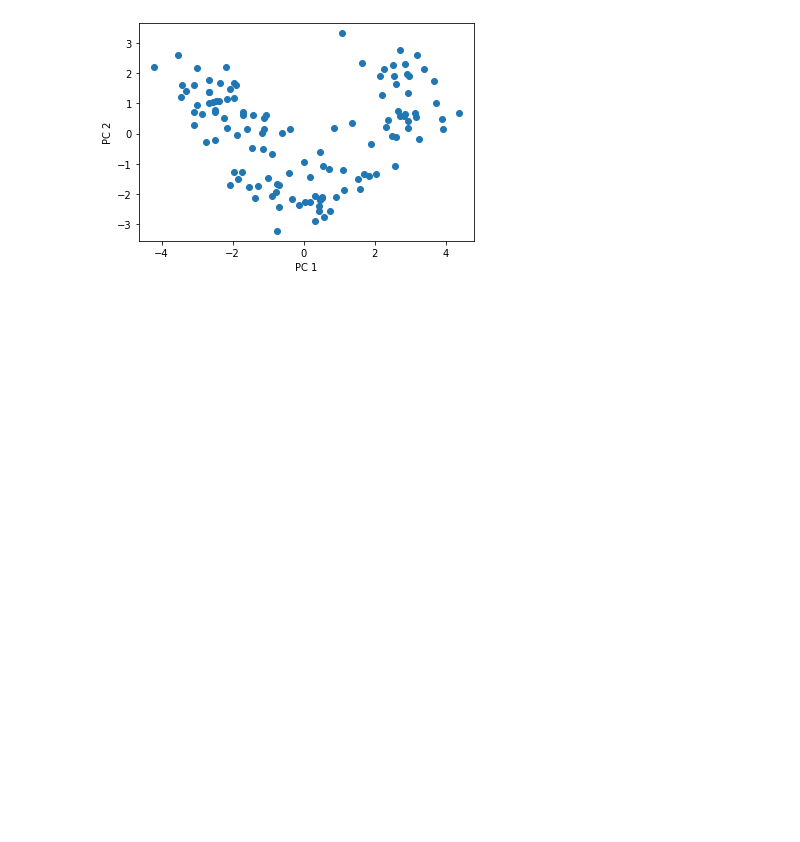
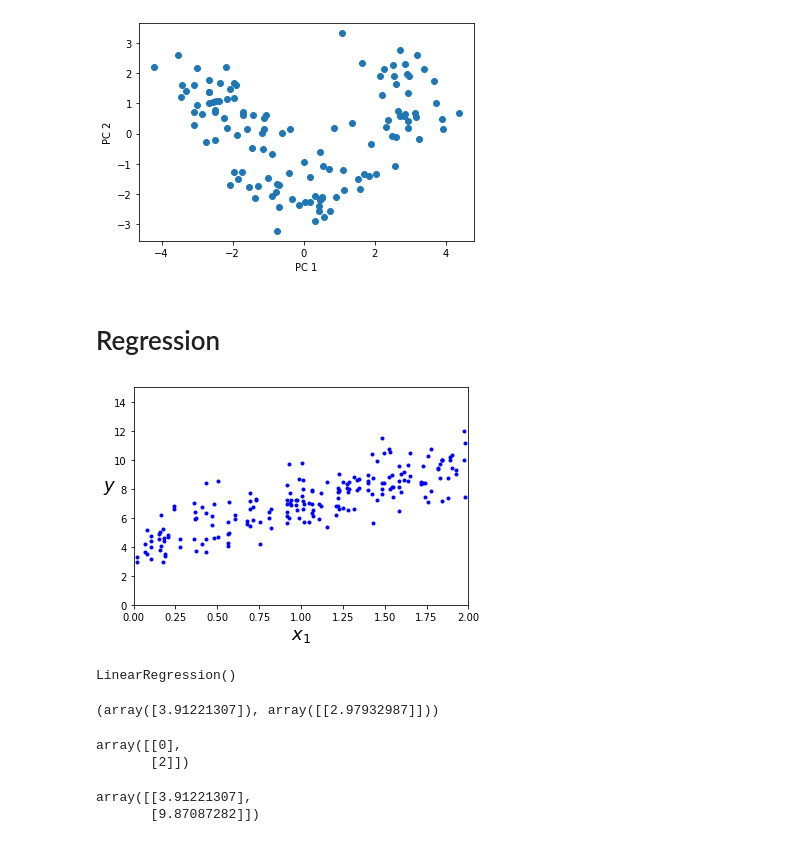
Before and after one commit to SLCFLAB/Fintech2022, a Jupyter notebook: ML_day3.ipynb, the cells around one changed output. Cells and saved outputs as stored; diff of their text form; code cells hidden in the pictures; blank space fills up the shorter version.

```diff
--- a/ML_day3.ipynb
+++ b/ML_day3.ipynb
@@ -158,3 +169,27 @@ plt.ylabel('PC 2')
 plt.show()
 # %% [output]
 [figure]
+# %% [markdown]
+# Regression
+# %%
+X = 2 * np.random.rand(100, 1)
+y = 4 + 3 * X + np.random.randn(100, 1)
+# %%
+plt.plot(X, y, "b.")
+plt.xlabel("$x_1$", fontsize=18)
+plt.ylabel("$y$", rotation=0, fontsize=18)
+plt.axis([0, 2, 0, 15])
+plt.show()
+# %% [output]
+[figure, added]
+# %%
+from sklearn.linear_model import LinearRegression
+
+lin_reg = LinearRegression()
+lin_reg.fit(X, y)
+# %% [output]
+LinearRegression()
+# %%
+lin_reg.intercept_, lin_reg.coef_
+# %% [output]
+(array([3.91221307]), array([[2.97932987]]))
@@ -160,0 +198,5 @@ plt.show()
+# %%
+X_new
+# %% [output]
+array([[0],
+       [2]])
@@ -160,0 +205,5 @@ plt.show()
+# %%
+y_predict
+# %% [output]
+array([[3.91221307],
+       [9.87087282]])
```
Also changed, not shown: parts of 24 cells of this notebook.
